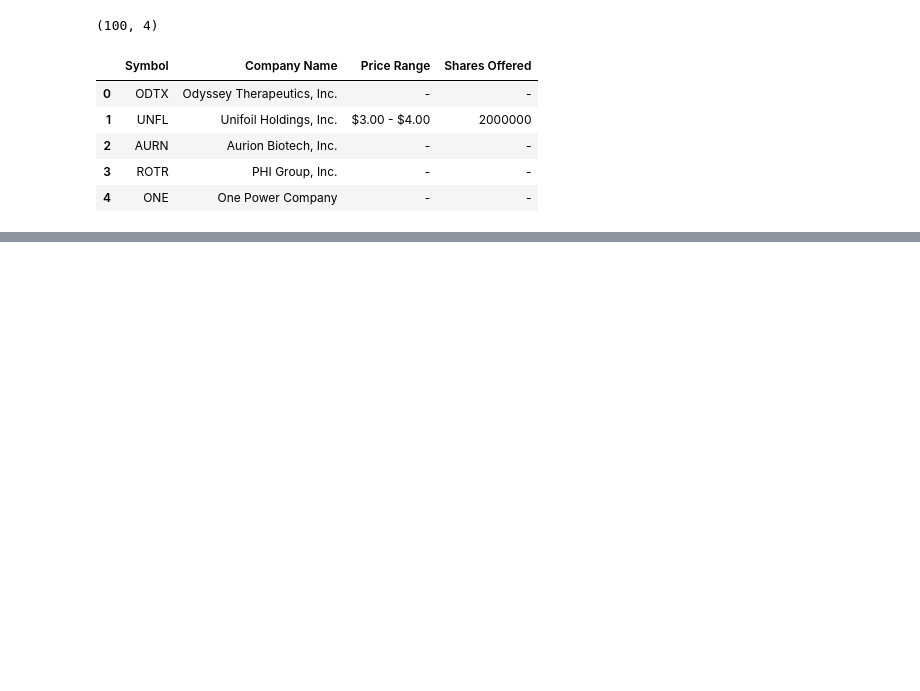
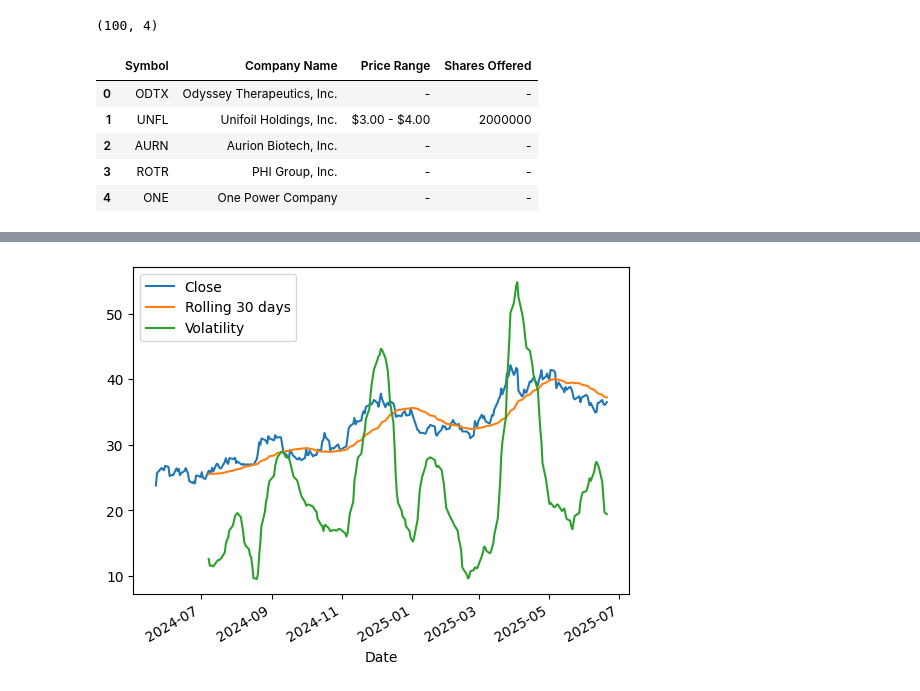
Before and after one commit to Avisprof/stock_analytics, a Jupyter notebook: hw2/homework.ipynb, the cells around one changed output, grey strips where cells are left out. Cells and saved outputs as stored; diff of their text form; code cells hidden in the pictures; blank space fills up the shorter version.

```diff
--- a/hw2/homework.ipynb
+++ b/hw2/homework.ipynb
@@ -70,0 +182,3 @@ df.head(20)
+# %%
+df['IPO Date'] = pd.to_datetime(df['IPO Date'])
+df.head()
@@ -70,0 +192,6 @@ df.head(20)
+# %%
+df_filtered = df[df['IPO Date'] < '2024-06-01'].copy()
+df_filtered = df_filtered[df_filtered['IPO Price'] != '-'].copy()
+df_filtered.sort_values(by='IPO Date', inplace=True)
+print(df_filtered.shape)
+df_filtered.tail()
@@ -70,0 +208,3 @@ df.head(20)
+# %%
+ALL_TICKERS = df_filtered['Symbol'].values
+ALL_TICKERS
@@ -70,0 +222,25 @@ df.head(20)
+# %%
+stocks_df = pd.DataFrame()
+
+for ticker in tqdm(ALL_TICKERS):
+    ticker_obj = yf.Ticker(ticker)
+    historyPrices = ticker_obj.history(period = "max", interval = "1d")
+    historyPrices['Ticker'] = ticker
+    historyPrices['Date'] = historyPrices.index.date
+
+    # historical returns
+    for i in [1,3,7,30,90,252,365]:
+        historyPrices['growth_'+str(i)+'d'] = historyPrices['Close'] / historyPrices['Close'].shift(i)
+
+    historyPrices['volatility'] = historyPrices['Close'].rolling(30).std() * np.sqrt(252)
+
+    time.sleep(1)
+
+    stocks_df = pd.concat([stocks_df, historyPrices], ignore_index=True)
+# %%
+historyPrices['Close'].plot(label='Close')
+historyPrices['Close'].rolling(30).mean().plot(label='Rolling 30 days')
+historyPrices['volatility'].plot(label='Volatility')
+plt.legend();
+# %% [output]
+[figure, added]
```
Also changed, not shown: parts of 58 cells of this notebook, 1 other file.
